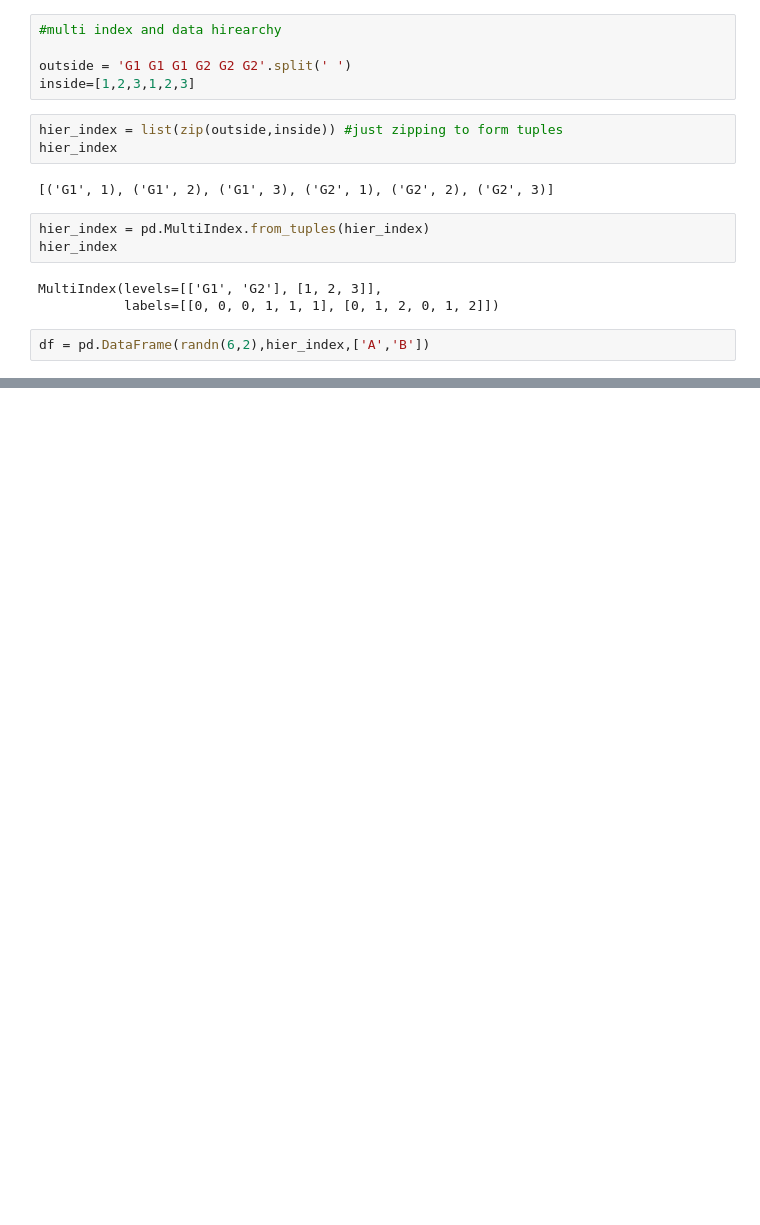
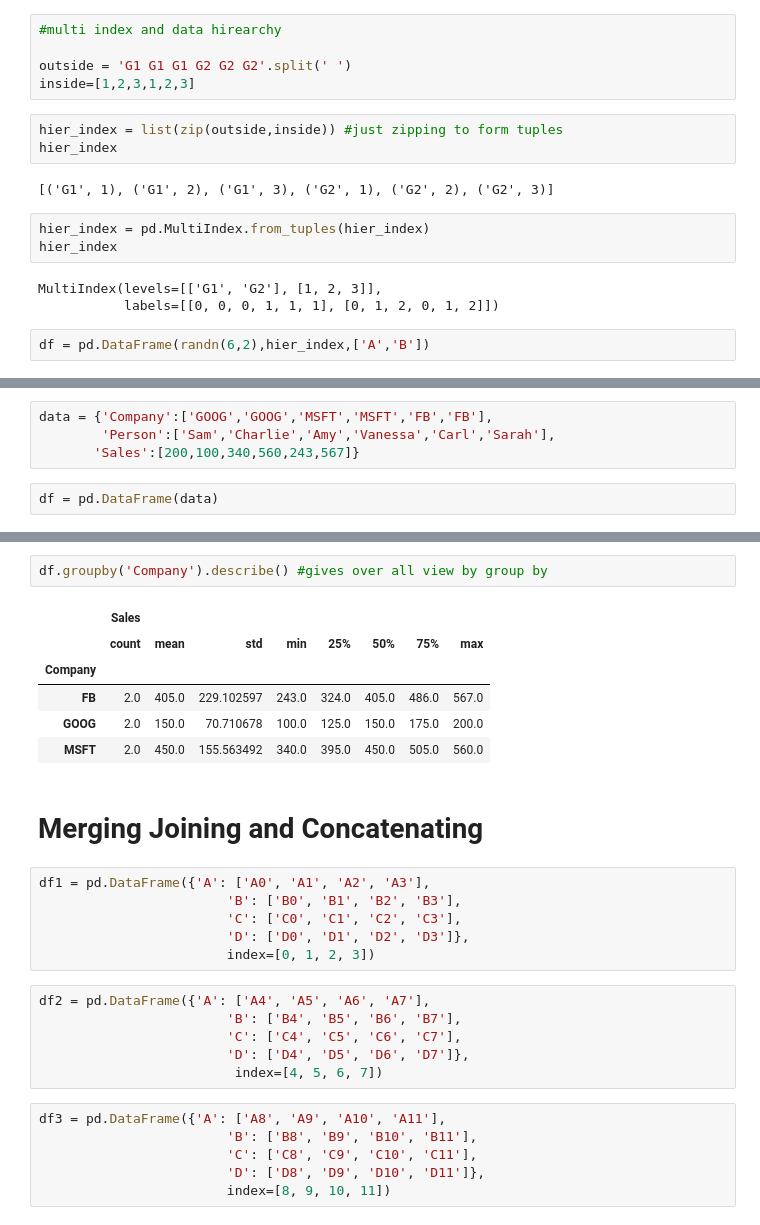
Before and after one commit to pssharma/ML, a Jupyter notebook: python libraries/Pandas.ipynb, the cells around one changed output, grey strips where cells are left out. Cells and saved outputs as stored; diff of their text form; blank space fills up the shorter version.

Commit message:
pandas till merging

```diff
--- a/python libraries/Pandas.ipynb
+++ b/python libraries/Pandas.ipynb
@@ -393,0 +483,6 @@ df
+# %%
+data = {'Company':['GOOG','GOOG','MSFT','MSFT','FB','FB'],
+        'Person':['Sam','Charlie','Amy','Vanessa','Carl','Sarah'],
+       'Sales':[200,100,340,560,243,567]}
+# %%
+df = pd.DataFrame(data)
@@ -393,0 +530,29 @@ df
+# %%
+df.groupby('Company').describe() #gives over all view by group by
+# %% [output]
+|  | Sales |  |  |  |  |  |  |  |
+|  | count | mean | std | min | 25% | 50% | 75% | max |
+| Company |  |  |  |  |  |  |  |  |
+| FB | 2.0 | 405.0 | 229.102597 | 243.0 | 324.0 | 405.0 | 486.0 | 567.0 |
+| GOOG | 2.0 | 150.0 | 70.710678 | 100.0 | 125.0 | 150.0 | 175.0 | 200.0 |
+| MSFT | 2.0 | 450.0 | 155.563492 | 340.0 | 395.0 | 450.0 | 505.0 | 560.0 |
+# %% [markdown]
+# Merging Joining and Concatenating
+# %%
+df1 = pd.DataFrame({'A': ['A0', 'A1', 'A2', 'A3'],
+                        'B': ['B0', 'B1', 'B2', 'B3'],
+                        'C': ['C0', 'C1', 'C2', 'C3'],
+                        'D': ['D0', 'D1', 'D2', 'D3']},
+                        index=[0, 1, 2, 3])
+# %%
+df2 = pd.DataFrame({'A': ['A4', 'A5', 'A6', 'A7'],
+                        'B': ['B4', 'B5', 'B6', 'B7'],
+                        'C': ['C4', 'C5', 'C6', 'C7'],
+                        'D': ['D4', 'D5', 'D6', 'D7']},
+                         index=[4, 5, 6, 7])
+# %%
+df3 = pd.DataFrame({'A': ['A8', 'A9', 'A10', 'A11'],
+                        'B': ['B8', 'B9', 'B10', 'B11'],
+                        'C': ['C8', 'C9', 'C10', 'C11'],
+                        'D': ['D8', 'D9', 'D10', 'D11']},
+                        index=[8, 9, 10, 11])
```
Also changed, not shown: parts of 48 cells of this notebook.
